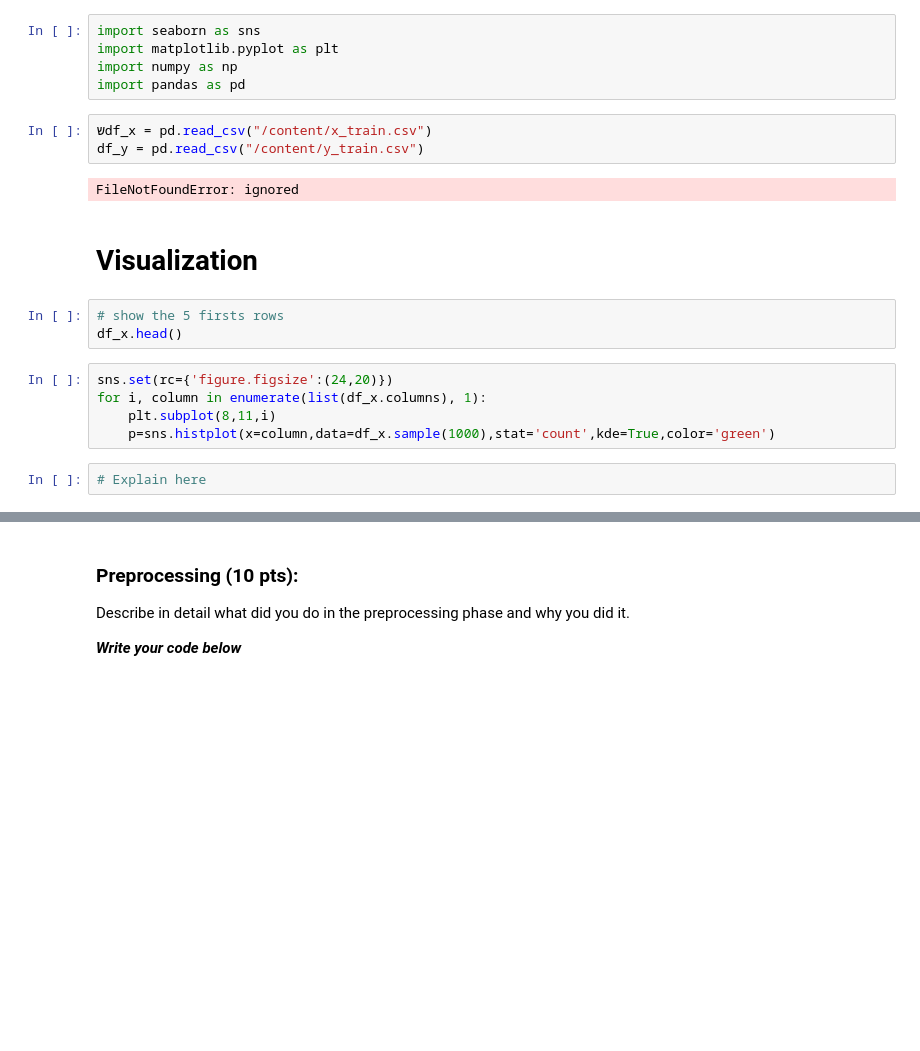
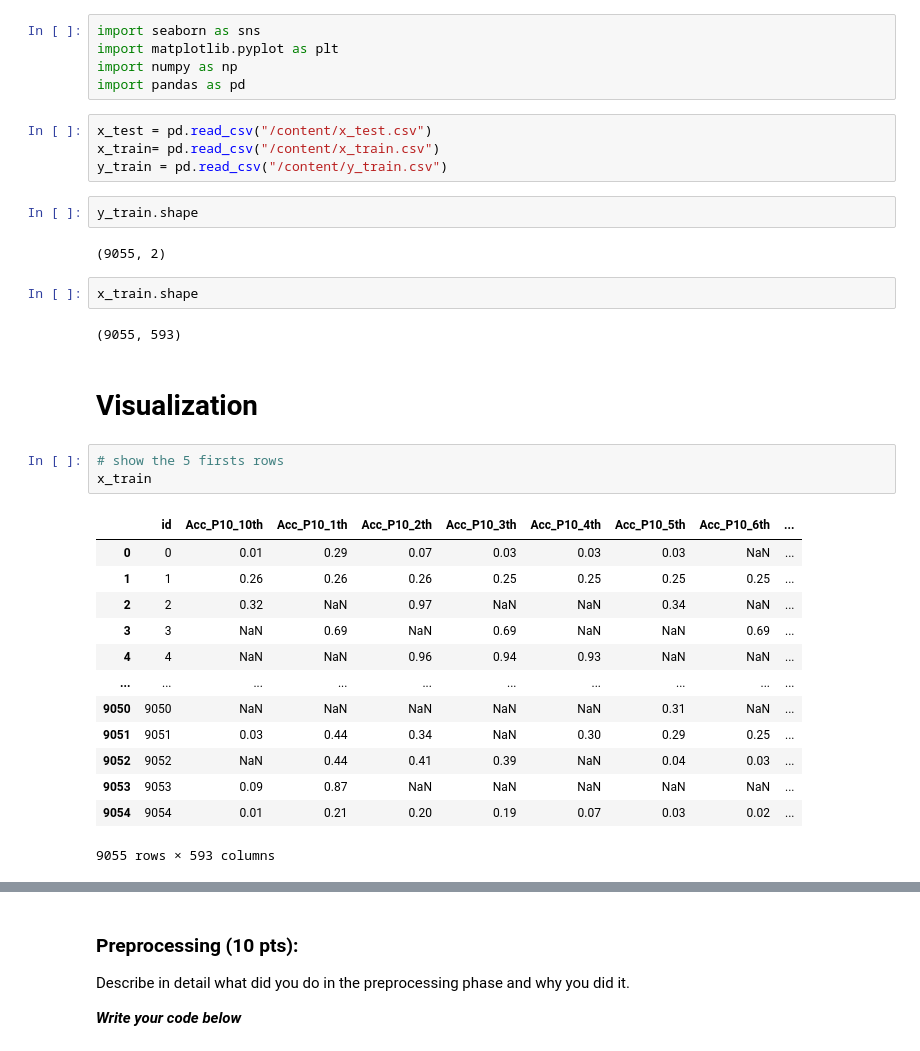
Before and after one commit to orenfix10/ML-project1, a Jupyter notebook: Copy_of_Ex3_2023a_Ensemble_competition_(1).ipynb, the cells around one changed output, grey strips where cells are left out. Saved outputs shown, nothing was run; the diff lists cells and outputs as text; blank space fills up the shorter version.

```diff
--- a/Copy_of_Ex3_2023a_Ensemble_competition_(1).ipynb
+++ b/Copy_of_Ex3_2023a_Ensemble_competition_(1).ipynb
@@ -391,19 +391,33 @@ import matplotlib.pyplot as plt
 import numpy as np
 import pandas as pd
 # %%
-שdf_x = pd.read_csv("/content/x_train.csv")
-df_y = pd.read_csv("/content/y_train.csv")
+x_test = pd.read_csv("/content/x_test.csv")
+x_train= pd.read_csv("/content/x_train.csv")
+y_train = pd.read_csv("/content/y_train.csv")
-# %% [output]
-FileNotFoundError: ignored
+# %%
+y_train.shape
+# %% [output]
+(9055, 2)
+# %%
+x_train.shape
+# %% [output]
+(9055, 593)
 # %% [markdown]
 # Visualization
 # %%
 # show the 5 firsts rows
-df_x.head()
+x_train
+# %% [output]
+|  | id | Acc_P10_10th | Acc_P10_1th | Acc_P10_2th | Acc_P10_3th | Acc_P10_4th | Acc_P10_5th | Acc_P10_6th | ... |
+| 0 | 0 | 0.01 | 0.29 | 0.07 | 0.03 | 0.03 | 0.03 | NaN | ... |
+| 1 | 1 | 0.26 | 0.26 | 0.26 | 0.25 | 0.25 | 0.25 | 0.25 | ... |
+| 2 | 2 | 0.32 | NaN | 0.97 | NaN | NaN | 0.34 | NaN | ... |
+| 3 | 3 | NaN | 0.69 | NaN | 0.69 | NaN | NaN | 0.69 | ... |
+| 4 | 4 | NaN | NaN | 0.96 | 0.94 | 0.93 | NaN | NaN | ... |
+| ... | ... | ... | ... | ... | ... | ... | ... | ... | ... |
+| 9050 | 9050 | NaN | NaN | NaN | NaN | NaN | 0.31 | NaN | ... |
+| 9051 | 9051 | 0.03 | 0.44 | 0.34 | NaN | 0.30 | 0.29 | 0.25 | ... |
+| 9052 | 9052 | NaN | 0.44 | 0.41 | 0.39 | NaN | 0.04 | 0.03 | ... |
+| 9053 | 9053 | 0.09 | 0.87 | NaN | NaN | NaN | NaN | NaN | ... |
+| 9054 | 9054 | 0.01 | 0.21 | 0.20 | 0.19 | 0.07 | 0.03 | 0.02 | ... |
+9055 rows × 593 columns
-# %%
-sns.set(rc={'figure.figsize':(24,20)})
-for i, column in enumerate(list(df_x.columns), 1):
-    plt.subplot(8,11,i)
-    p=sns.histplot(x=column,data=df_x.sample(1000),stat='count',kde=True,color='green')
-# %%
-# Explain here
```
Also changed, not shown: parts of 29 cells of this notebook.
